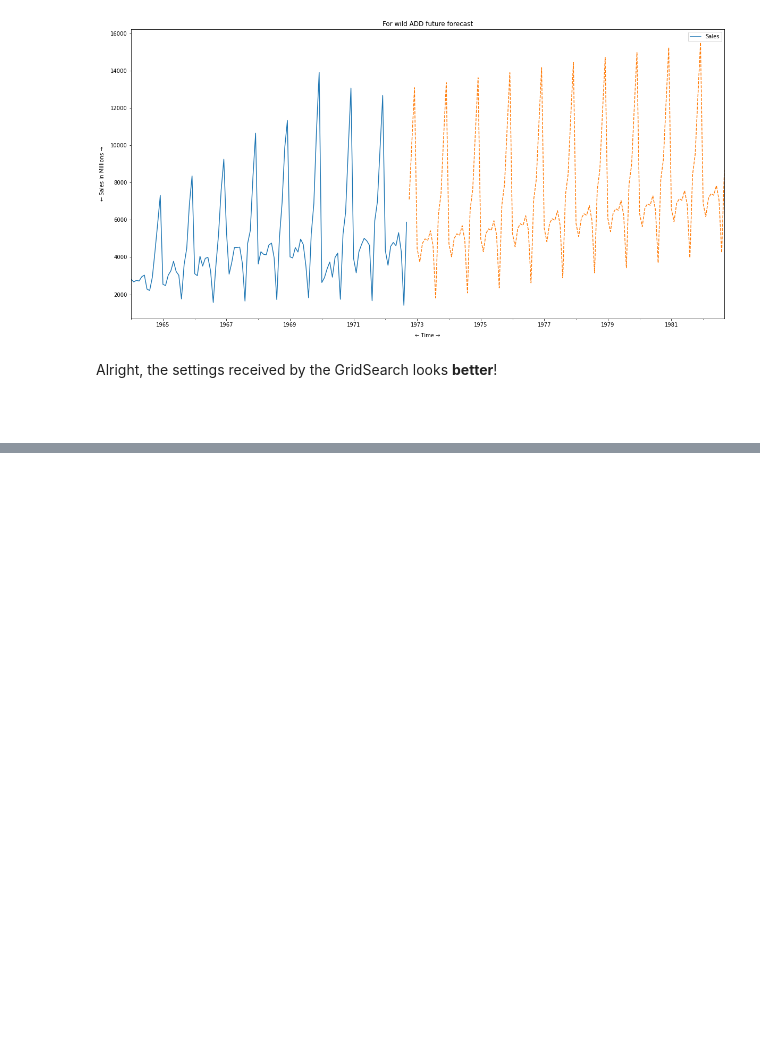
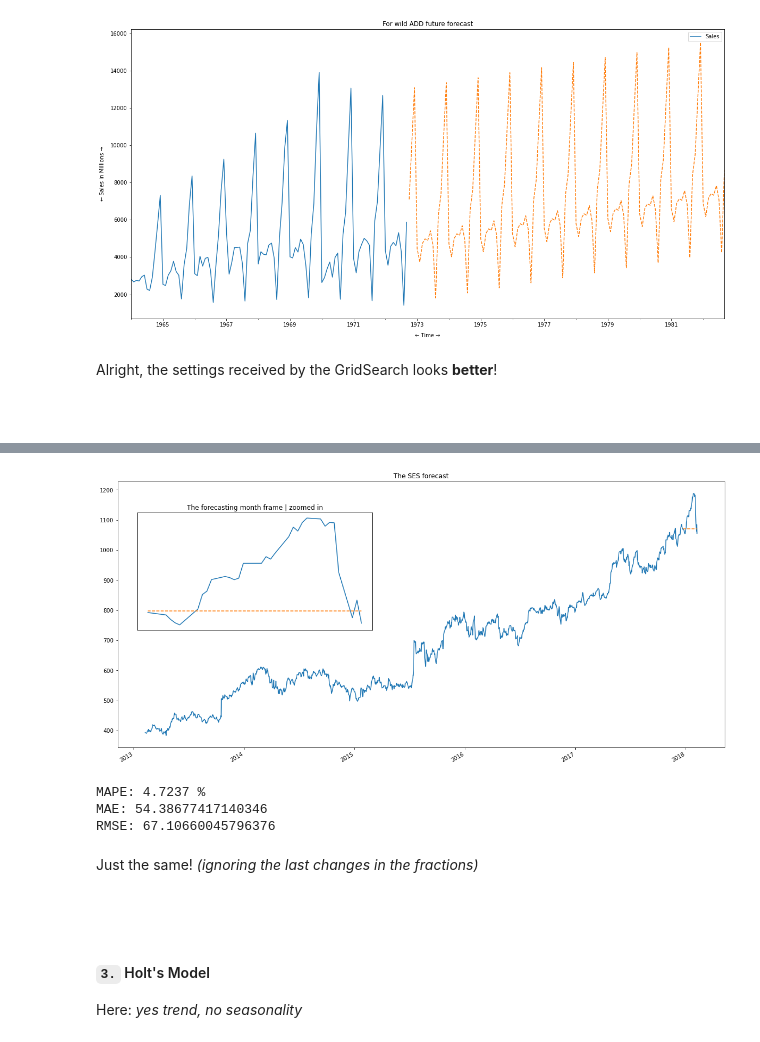
Before and after one commit to AayushSameerShah/TimeSeries-Forecasting, a Jupyter notebook: 2. Exponential Smoothing and ETS/8. Self Exercise.ipynb, the cells around one changed output, grey strips where cells are left out. Cells and saved outputs as stored; diff of their text form; code cells hidden in the pictures; blank space fills up the shorter version.

```diff
--- a/2. Exponential Smoothing and ETS/8. Self Exercise.ipynb
+++ b/2. Exponential Smoothing and ETS/8. Self Exercise.ipynb
@@ -254,0 +357,38 @@ Alright, the settings received by the GridSearch looks **better**!
+# %%
+SES_model = SimpleExpSmoothing(train,
+                               initialization_method='legacy-heuristic')
+
+result = SES_model.fit()
+SES_forecast = result.forecast(31).to_numpy()
+# %%
+SES_forecast = pd.Series(SES_forecast,
+                           index=test.index)
+# %%
+main_axes = plt.axes()
+small_axes = plt.axes([.15,.5,.3,.3])
+
+google.plot(ax=main_axes)
+SES_forecast.plot(ax=main_axes, ls='dashed')
+
+google.iloc[-31:].plot(ax=small_axes)
+SES_forecast.plot(ax=small_axes, ls='dashed')
+
+
+main_axes.set(title="The SES forecast");
+small_axes.set(yticks=[], xticks=[],
+               title="The forecasting month frame | zoomed in");
+# %% [output]
+[figure, added]
+# %%
+get_metrics(test, SES_forecast)
+# %% [output]
+MAPE: 4.7237 %
+MAE: 54.38677417140346
+RMSE: 67.10660045796376
+# %% [markdown]
+Just the same! *(ignoring the last changes in the fractions)*
+# %% [markdown]
+#
+# %% [markdown]
+#### `3.` Holt's Model
+Here: *yes trend, no seasonality*
```
Also changed, not shown: parts of 63 cells of this notebook, 2 other files.
